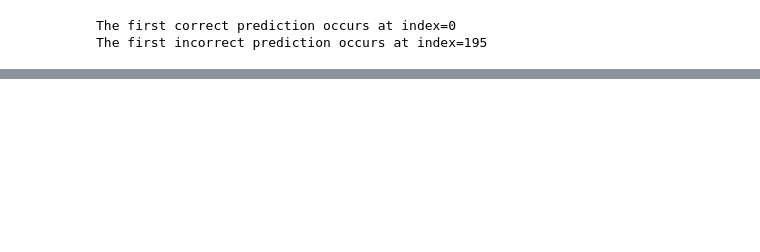
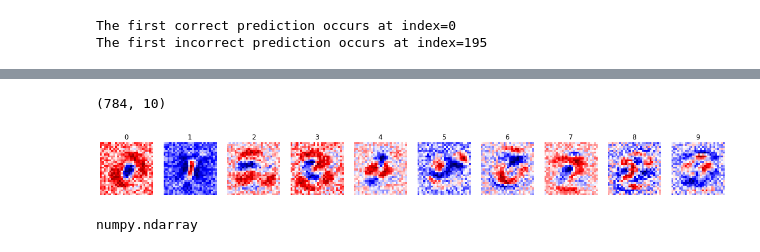
Before and after one commit to ZanePeycke/ADL, a Jupyter notebook: HW/HW1/ADL_HW1_Scratch.ipynb, the cells around one changed output, grey strips where cells are left out. Cells and saved outputs as stored; diff of their text form; code cells hidden in the pictures; blank space fills up the shorter version.

````diff
--- a/HW/HW1/ADL_HW1_Scratch.ipynb
+++ b/HW/HW1/ADL_HW1_Scratch.ipynb
@@ -325,0 +326,29 @@ Epoch 4, Test loss: 0.3359058201313019
+# %%
+# There are two ways to retrieve the weights. You can use the public API
+# (model.get_layer(name).get_weights()), or, you can access the dense layer
+# directly (model.dl) then find the accessor method, or again, access the
+# variable directly.
+# Python tip: try ```dir(model.d1)```
+
+# TODO: modify this code to get the weights
+weights, bias = model.get_layer('dense1').get_weights()
+print(weights.shape)
+# %% [output]
+(784, 10)
+# %%
+fig, axs = plt.subplots(1,10, figsize=(20,20))
+for i in range(10):
+  subplot = axs[i]
+  subplot.set_title(i)
+  subplot.axis('off')
+  # TODO: modify this code to complete the plotting function
+  i_weights = weights[:,i]
+  img = i_weights.reshape(28,28) # Reshape the weights into a 28x28 array
+  subplot.imshow(img, plt.get_cmap('seismic'))
+plt.show()
+# %% [output]
+[figure, added]
+# %%
+type(weights)
+# %% [output]
+numpy.ndarray
````
Also changed, not shown: parts of 9 cells of this notebook.
